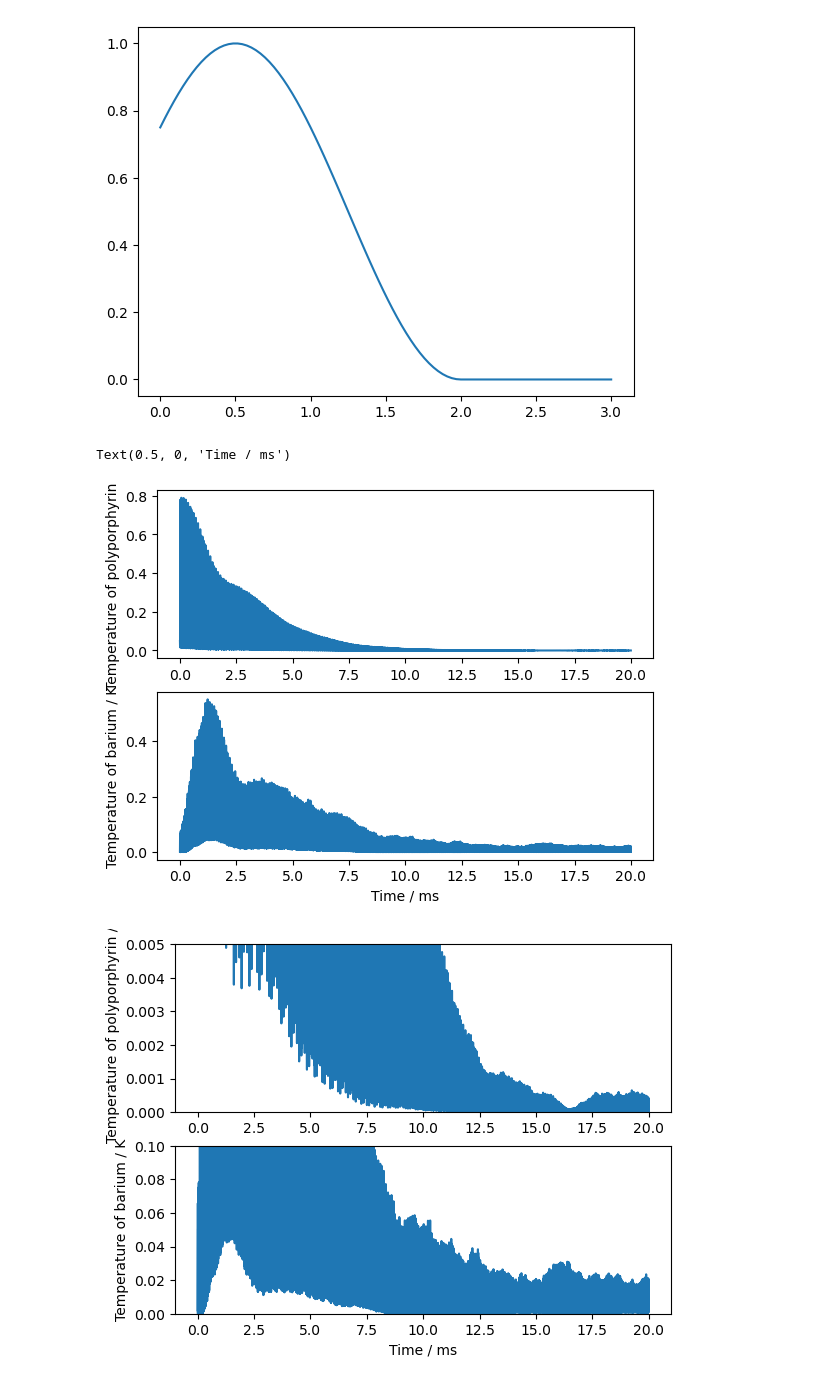
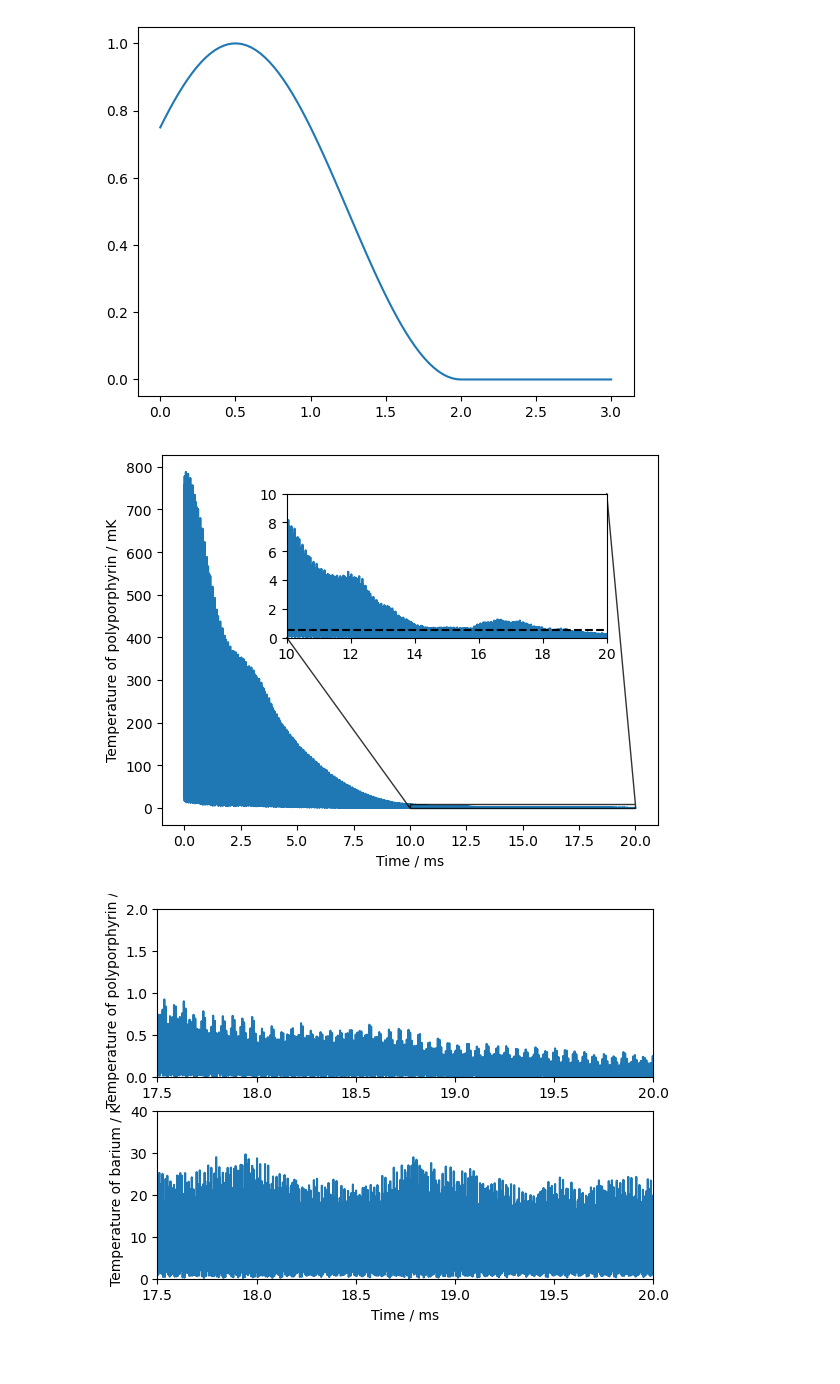
Before and after one commit to EmilLenler/PhD-Work, a Jupyter notebook: Two-Ion-Systems/Cooling2Ion.ipynb, the cells around one changed output. Cells and saved outputs as stored; diff of their text form; code cells hidden in the pictures.

```diff
--- a/Two-Ion-Systems/Cooling2Ion.ipynb
+++ b/Two-Ion-Systems/Cooling2Ion.ipynb
@@ -2074,18 +2079,27 @@ v2_init = np.zeros(3)
 
 p1Both,p2Both,v1Both,v2Both,tBoth = coolAndTransfer(r1_init,r2_init,v1_init,v2_init,freqZout,freqZin,0,20*1e-3,tiSys,voltages,dt,103,0.1,0.1,k)
 # %%
-fig,ax = plt.subplots(2,1)
-ax[0].plot(meanCalculator(10,np.array(tBoth)*1e3),meanCalculator(10,m2*np.array(v2Both)[:,2]**2/kb))
-ax[1].plot(meanCalculator(10,np.array(tBoth)*1e3),meanCalculator(10,m1*np.array(v1Both)[:,2]**2/kb))
-ax[0].set_ylabel('Temperature of polyporphyrin / K')
-ax[1].set_ylabel('Temperature of barium / K')
-ax[1].set_xlabel('Time / ms')
+fig,ax = plt.subplots()
+ax.plot(meanCalculator(10,np.array(tBoth)*1e3),meanCalculator(10,m2*np.array(v2Both)[:,2]**2/kb)*1e3)
+#ax[1].plot(meanCalculator(10,np.array(tBoth)*1e3),meanCalculator(10,m1*np.array(v1Both)[:,2]**2/kb)*1e3)
+ax.set_ylabel('Temperature of polyporphyrin / mK')
+#ax[1].set_ylabel('Temperature of barium / K')
+ax.set_xlabel('Time / ms')
+left, bottom, width, height = [0.32, 0.5, 0.5, 0.3]
+ax2 = fig.add_axes([left, bottom, width, height])
+ax2.plot(meanCalculator(10,np.array(tBoth)*1e3),meanCalculator(10,m2*np.array(v2Both)[:,2]**2/kb)*1e3)
+ax2.set_xlim(10,20)
+ax2.set_ylim(0,10)
+ax.indicate_inset([10,0,10,10],inset_ax = ax2,alpha = 0.8,edgecolor='k')
+ax2.axhline(0.5,ls = '--',color = 'k')
+plt.savefig('PolyPorCooling.pdf')
 # %% [output]
-Text(0.5, 0, 'Time / ms')
-[figure, old version]
+[figure, new version]
 # %%
-ax[0].set_ylim(0,5*1e-3)
-ax[1].set_ylim(0,100*1e-3)
+ax[0].set_ylim(0,2)
+ax[1].set_ylim(0,40)
+ax[0].set_xlim(17.5,20)
+ax[1].set_xlim(17.5,20)
 fig
 # %% [output]
-[figure, old version]
+[figure, new version]
```
Also changed, not shown: parts of 1 cell of this notebook, 27 other files.
